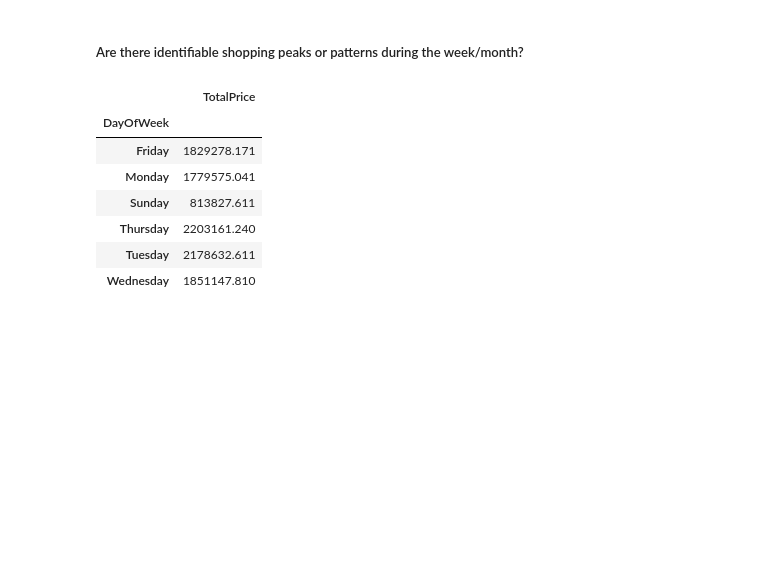
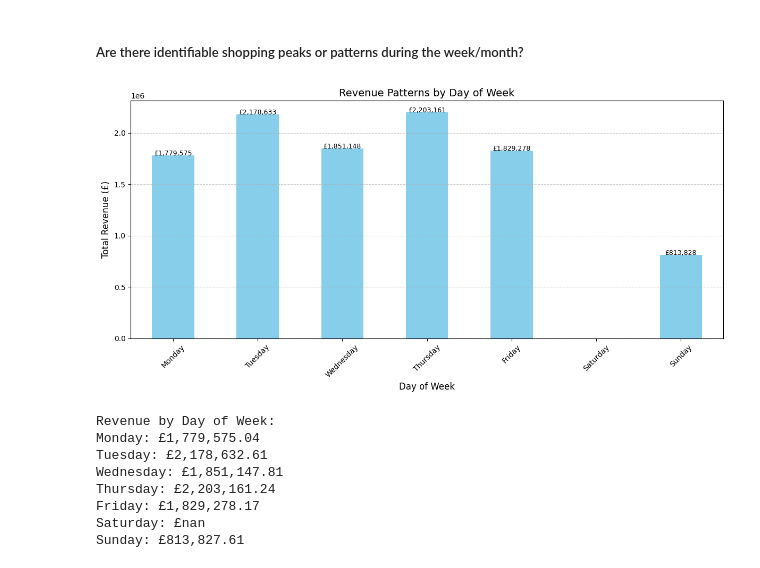
Before and after one commit to sayantanbal/Data-Analysis-Projects, a Jupyter notebook: main.ipynb, the cells around one changed output. Saved outputs shown, nothing was run; the diff lists cells and outputs as text; code cells hidden in the pictures; blank space fills up the shorter version.

```diff
--- a/main.ipynb
+++ b/main.ipynb
@@ -333,30 +333,52 @@ plt.tight_layout()
 # %%
 # during week
 
 # data['DayOfWeek'].unique().sum()
 # day_counts = data['DayOfWeek'].value_counts().sort_values(ascending=False) # we can see that there are 6 days present in the dataset, excluding Saturday. maybe market is closed on Saturday.
 # day_counts.plot(kind='bar', figsize=(10, 6))
 # plt.xticks(rotation=45, ha='right')
 
 
 # 1. **Revenue patterns by day of week** - This will show if certain days generate more sales, even if they don't have the most transactions
-# data.groupby('Date')['TotalPrice'].sum().sort_values(ascending=False)
-revenuePatterrnByDayOfWeek = data[['DayOfWeek', 'TotalPrice']].groupby('DayOfWeek').sum()
-revenuePatterrnByDayOfWeek
-# revenuePatterrnByDayOfWeek.plot(kind='bar', figsize=(10, 6))
-# plt.xticks(rotation=45, ha='right')
-# plt.title('Revenue patterns by day of week')
-# plt.ylabel('Revenue')
-# plt.show()
+# Define the correct order of days
+day_order = ['Monday', 'Tuesday', 'Wednesday', 'Thursday', 'Friday', 'Saturday', 'Sunday']
+
+# Group by day of week and sum total price
+revenue_by_day = data.groupby('DayOfWeek')['TotalPrice'].sum().reindex(day_order)
+
+# Create a visualization
+plt.figure(figsize=(12, 6))
+ax = revenue_by_day.plot(kind='bar', color='skyblue')
+plt.title('Revenue Patterns by Day of Week', fontsize=14)
+plt.xlabel('Day of Week', fontsize=12)
+plt.ylabel('Total Revenue (£)', fontsize=12)
+plt.xticks(rotation=45)
+plt.grid(axis='y', linestyle='--', alpha=0.7)
+
+# Add value labels on top of each bar
+for i, v in enumerate(revenue_by_day):
+    ax.text(i, v + 0.1, f'£{v:,.0f}', ha='center', fontsize=9)
+
+plt.tight_layout()
+plt.show()
+
+# Print the summary for additional insights
+print("\nRevenue by Day of Week:")
+for day, revenue in revenue_by_day.items():
+    print(f"{day}: £{revenue:,.2f}")
 
 # 2. **Average order value by day** - This indicates whether customers spend more per transaction on specific days
+
+
+
 # 3. **Hourly patterns by day** - To identify peak shopping hours for each day of the week
 # %% [output]
-|  | TotalPrice |
-| DayOfWeek |  |
-| Friday | 1829278.171 |
-| Monday | 1779575.041 |
-| Sunday | 813827.611 |
-| Thursday | 2203161.240 |
-| Tuesday | 2178632.611 |
-| Wednesday | 1851147.810 |
+[figure, added]
+Revenue by Day of Week:
+Monday: £1,779,575.04
+Tuesday: £2,178,632.61
+Wednesday: £1,851,147.81
+Thursday: £2,203,161.24
+Friday: £1,829,278.17
+Saturday: £nan
+Sunday: £813,827.61
```
Also changed, not shown: parts of 2 cells of this notebook, 1 other file.
